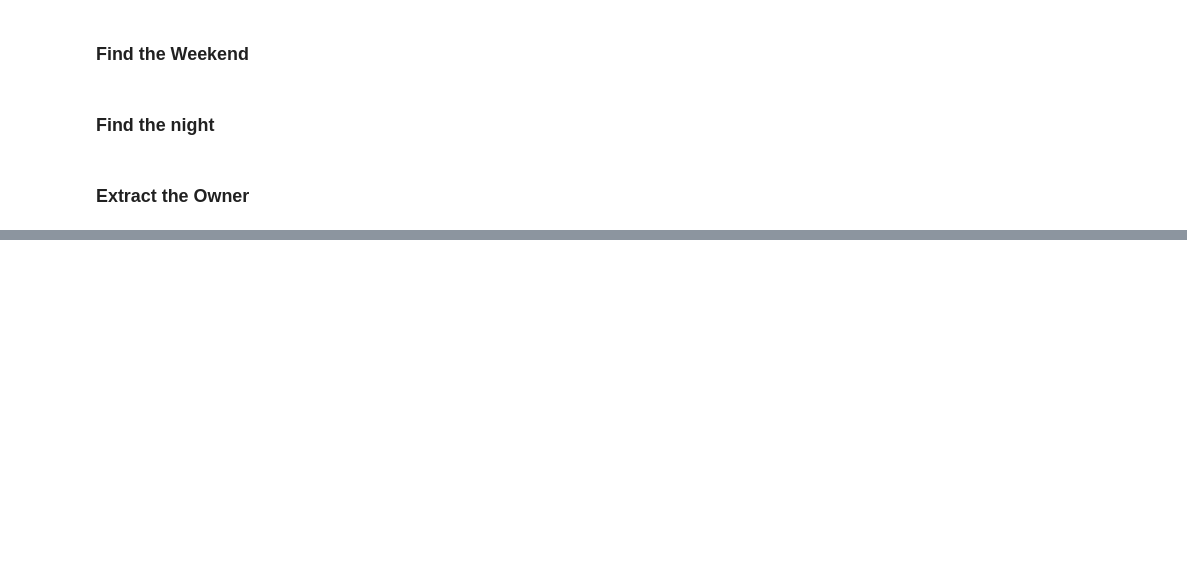
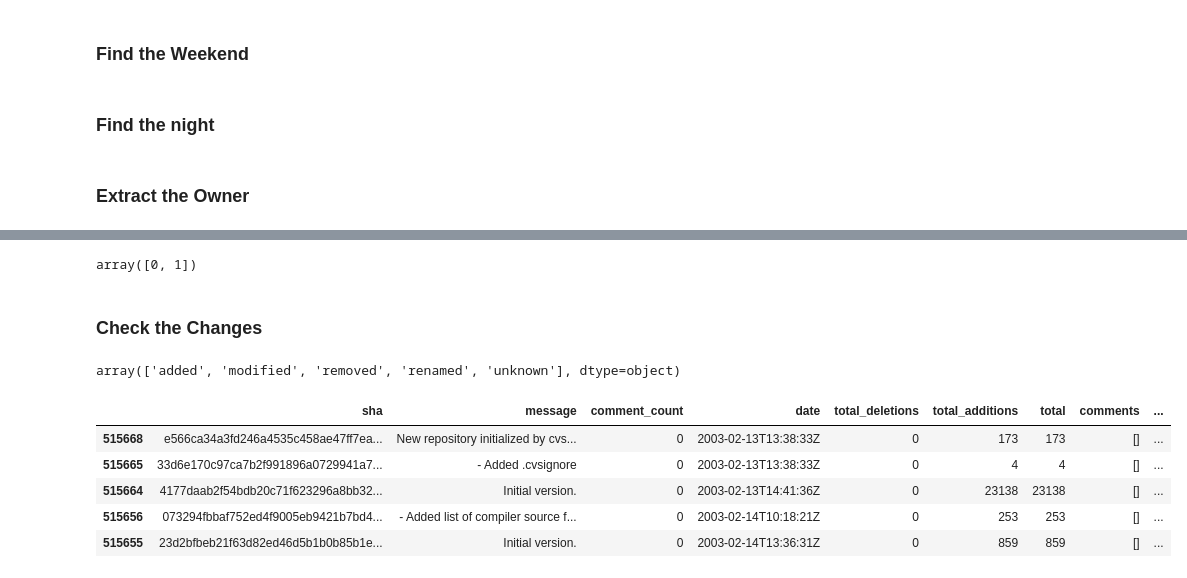
Before and after one commit to gesteves91/software-engineering-ml, a Jupyter notebook: notebooks/01-feature-engineering.ipynb, the cells around one changed output, grey strips where cells are left out. Cells and saved outputs as stored; diff of their text form; code cells hidden in the pictures; blank space fills up the shorter version.

```diff
--- a/notebooks/01-feature-engineering.ipynb
+++ b/notebooks/01-feature-engineering.ipynb
@@ -105,0 +141,47 @@ df['outside_contribution'] = df['fullname'].apply(checkOwner)
+# %%
+def checkTests(filesCommitted):
+    for files in filesCommitted:
+        if (files.find('test') != -1 or files.find('Test') != -1):
+            return 1
+
+    return 0
+# %%
+df['tests_included'] = df['filenames'].apply(checkTests)
+# %%
+df.type.unique()
+# %% [output]
+array([0, 1])
+# %% [markdown]
+### Check the Changes
+# %%
+from collections import Counter
+
+def checkChanges(fileStatus):
+    list_files = fileStatus.split(",")
+    occurence = Counter(list_files).most_common(1)
+    tupleOccurences = occurence[0]
+    if (tupleOccurences[0].find('modified') != -1):
+        return 'modified'
+    elif (tupleOccurences[0].find('added') != -1):
+        return 'added'
+    elif (tupleOccurences[0].find('removed') != -1):
+        return 'removed'
+    elif (tupleOccurences[0].find('renamed') != -1):
+        return 'renamed'
+    else:
+        return 'unknown'
+# %%
+df['most_changes'] = df['status'].apply(checkChanges)
+# %%
+df.most_changes.unique()
+# %% [output]
+array(['added', 'modified', 'removed', 'renamed', 'unknown'], dtype=object)
+# %%
+df.head(5)
+# %% [output]
+|  | sha | message | comment_count | date | total_deletions | total_additions | total | comments | ... |
+| 515668 | e566ca34a3fd246a4535c458ae47ff7ea... | New repository initialized by cvs... | 0 | 2003-02-13T13:38:33Z | 0 | 173 | 173 | [] | ... |
+| 515665 | 33d6e170c97ca7b2f991896a0729941a7... | - Added .cvsignore | 0 | 2003-02-13T13:38:33Z | 0 | 4 | 4 | [] | ... |
+| 515664 | 4177daab2f54bdb20c71f623296a8bb32... | Initial version. | 0 | 2003-02-13T14:41:36Z | 0 | 23138 | 23138 | [] | ... |
+| 515656 | 073294fbbaf752ed4f9005eb9421b7bd4... | - Added list of compiler source f... | 0 | 2003-02-14T10:18:21Z | 0 | 253 | 253 | [] | ... |
+| 515655 | 23d2bfbeb21f63d82ed46d5b1b0b85b1e... | Initial version. | 0 | 2003-02-14T13:36:31Z | 0 | 859 | 859 | [] | ... |
```
Also changed, not shown: parts of 12 cells of this notebook, 5 other files.
